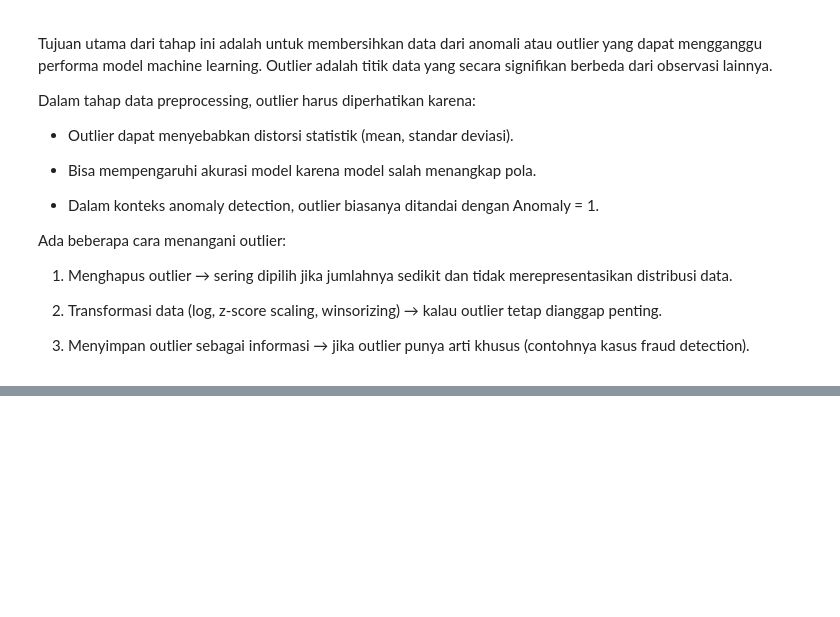
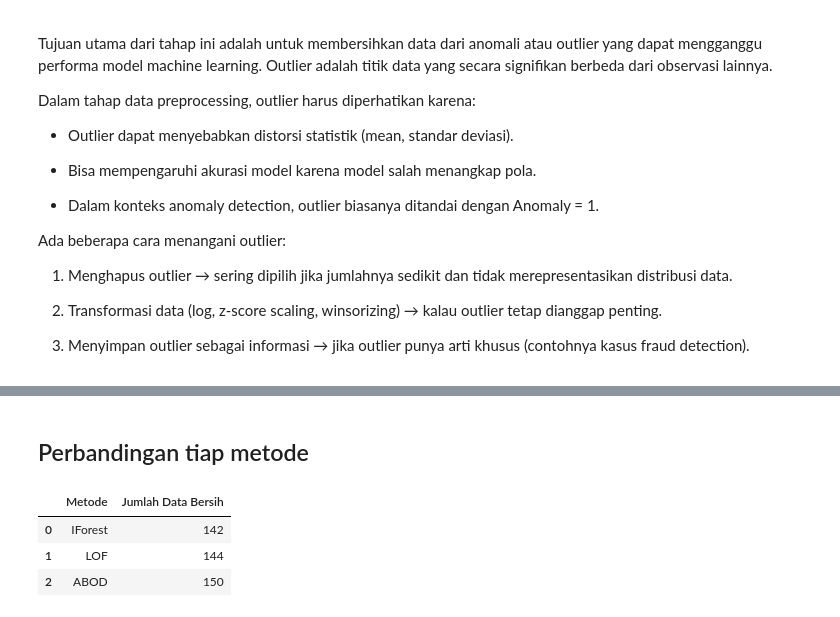
Before and after one commit to myyerr/PSD, a Jupyter notebook: _sources/tugas1.ipynb, the cells around one changed output, grey strips where cells are left out. Cells and saved outputs as stored; diff of their text form; code cells hidden in the pictures; blank space fills up the shorter version.

```diff
--- a/_sources/tugas1.ipynb
+++ b/_sources/tugas1.ipynb
@@ -330,0 +434,13 @@ Ada beberapa cara menangani outlier:
+# %% [markdown]
+## Perbandingan tiap metode
+# %%
+summary = pd.DataFrame({
+    "Metode": ["IForest", "LOF", "ABOD"],
+    "Jumlah Data Bersih": [len(df_iforest_clean), len(df_lof_clean), len(df_abod_clean)]
+})
+summary
+# %% [output]
+|  | Metode | Jumlah Data Bersih |
+| 0 | IForest | 142 |
+| 1 | LOF | 144 |
+| 2 | ABOD | 150 |
```
Also changed, not shown: parts of 9 cells of this notebook, 6 other files.
